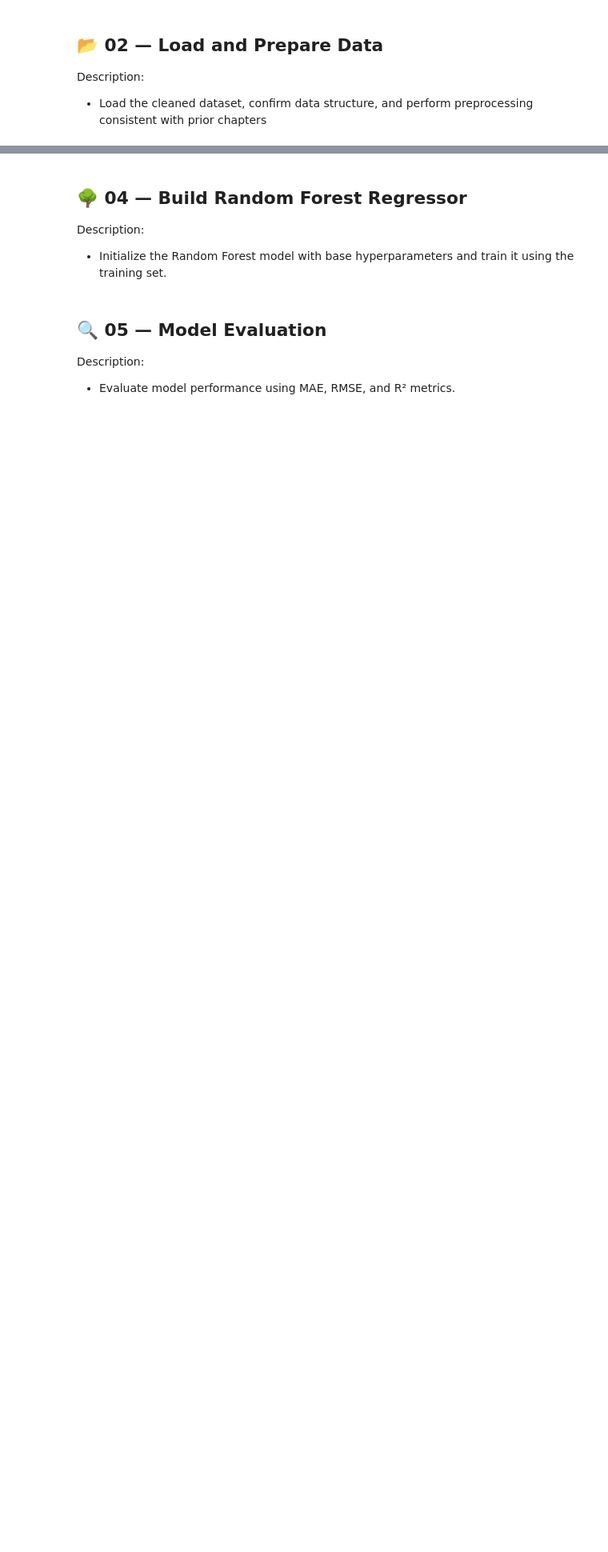
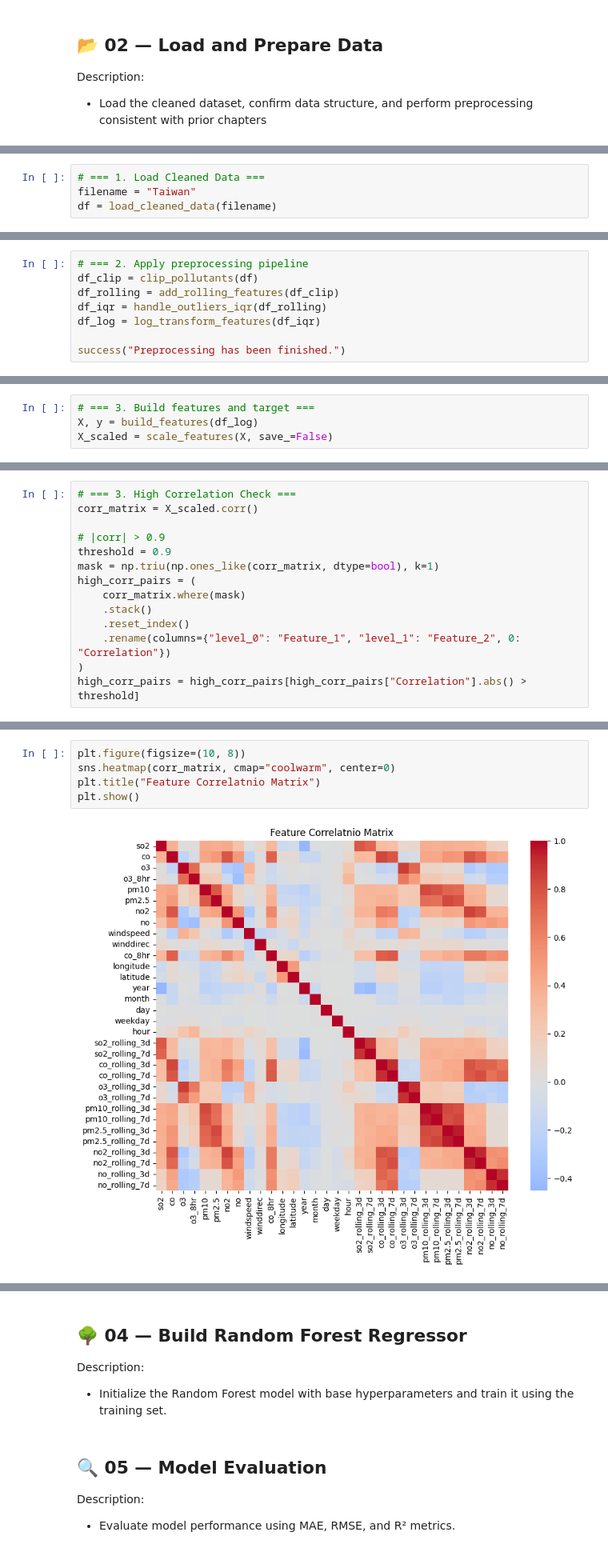
Before and after one commit to chgwyellow/air_pollution_analysis, a Jupyter notebook: notebook/04_nonlinear_modeling.ipynb, the cells around one changed output, grey strips where cells are left out. Shown at 80% size. Cells and saved outputs as stored; diff of their text form; blank space fills up the shorter version.

```diff
--- a/notebook/04_nonlinear_modeling.ipynb
+++ b/notebook/04_nonlinear_modeling.ipynb
@@ -16,0 +63,4 @@ Description:
+# %%
+# === 1. Load Cleaned Data ===
+filename = "Taiwan"
+df = load_cleaned_data(filename)
@@ -16,0 +95,8 @@ Description:
+# %%
+# === 2. Apply preprocessing pipeline
+df_clip = clip_pollutants(df)
+df_rolling = add_rolling_features(df_clip)
+df_iqr = handle_outliers_iqr(df_rolling)
+df_log = log_transform_features(df_iqr)
+
+success("Preprocessing has been finished.")
@@ -16,0 +110,4 @@ Description:
+# %%
+# === 3. Build features and target ===
+X, y = build_features(df_log)
+X_scaled = scale_features(X, save_=False)
@@ -22,0 +166,14 @@ Description:
+# %%
+# === 3. High Correlation Check ===
+corr_matrix = X_scaled.corr()
+
+# |corr| > 0.9
+threshold = 0.9
+mask = np.triu(np.ones_like(corr_matrix, dtype=bool), k=1)
+high_corr_pairs = (
+    corr_matrix.where(mask)
+    .stack()
+    .reset_index()
+    .rename(columns={"level_0": "Feature_1", "level_1": "Feature_2", 0: "Correlation"})
+)
+high_corr_pairs = high_corr_pairs[high_corr_pairs["Correlation"].abs() > threshold]
@@ -22,0 +196,7 @@ Description:
+# %%
+plt.figure(figsize=(10, 8))
+sns.heatmap(corr_matrix, cmap="coolwarm", center=0)
+plt.title("Feature Correlatnio Matrix")
+plt.show()
+# %% [output]
+[figure, added]
```
Also changed, not shown: parts of 18 cells of this notebook, 1 other file.
